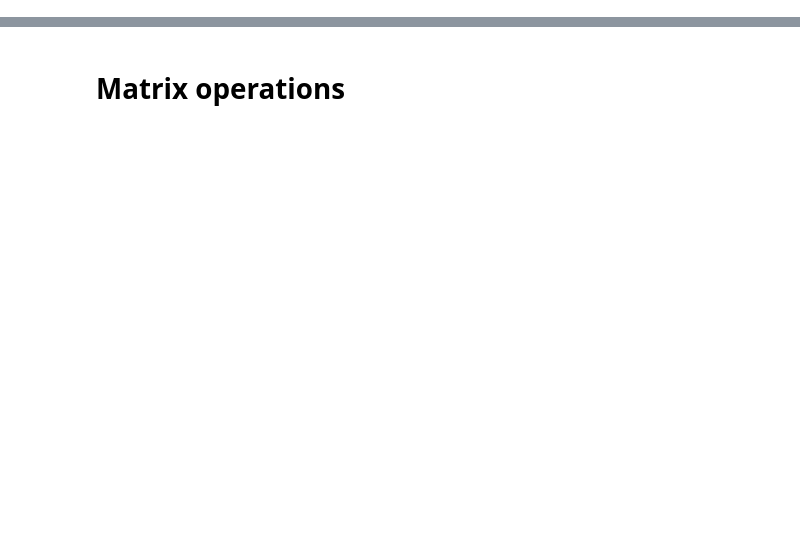
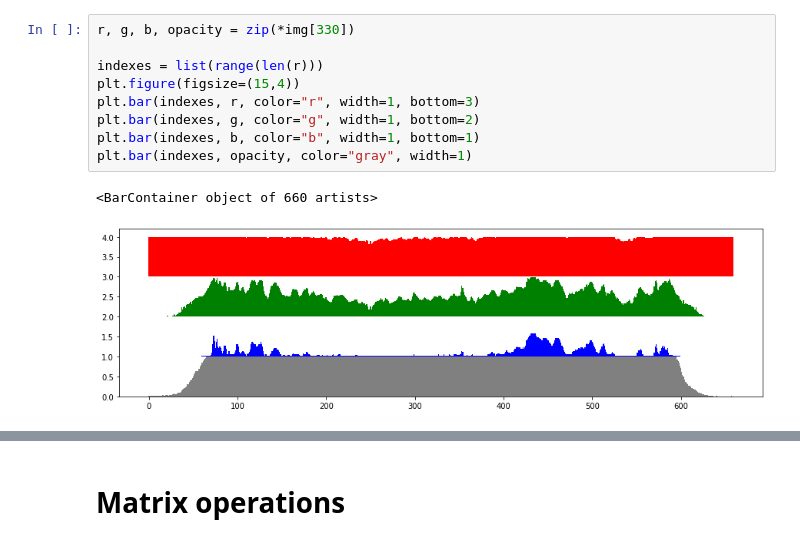
Before and after one commit to Aprillion/python-solar, a Jupyter notebook: 2019-12-02.ipynb, the cells around one changed output, grey strips where cells are left out. Saved outputs shown, nothing was run; the diff lists cells and outputs as text; blank space fills up the shorter version.

```diff
--- a/2019-12-02.ipynb
+++ b/2019-12-02.ipynb
@@ -0,0 +31,12 @@
+# %%
+r, g, b, opacity = zip(*img[330])
+
+indexes = list(range(len(r)))
+plt.figure(figsize=(15,4))
+plt.bar(indexes, r, color="r", width=1, bottom=3)
+plt.bar(indexes, g, color="g", width=1, bottom=2)
+plt.bar(indexes, b, color="b", width=1, bottom=1)
+plt.bar(indexes, opacity, color="gray", width=1)
+# %% [output]
+<BarContainer object of 660 artists>
+[figure, added]
```
Also changed, not shown: parts of 7 cells of this notebook, 2 other files.
